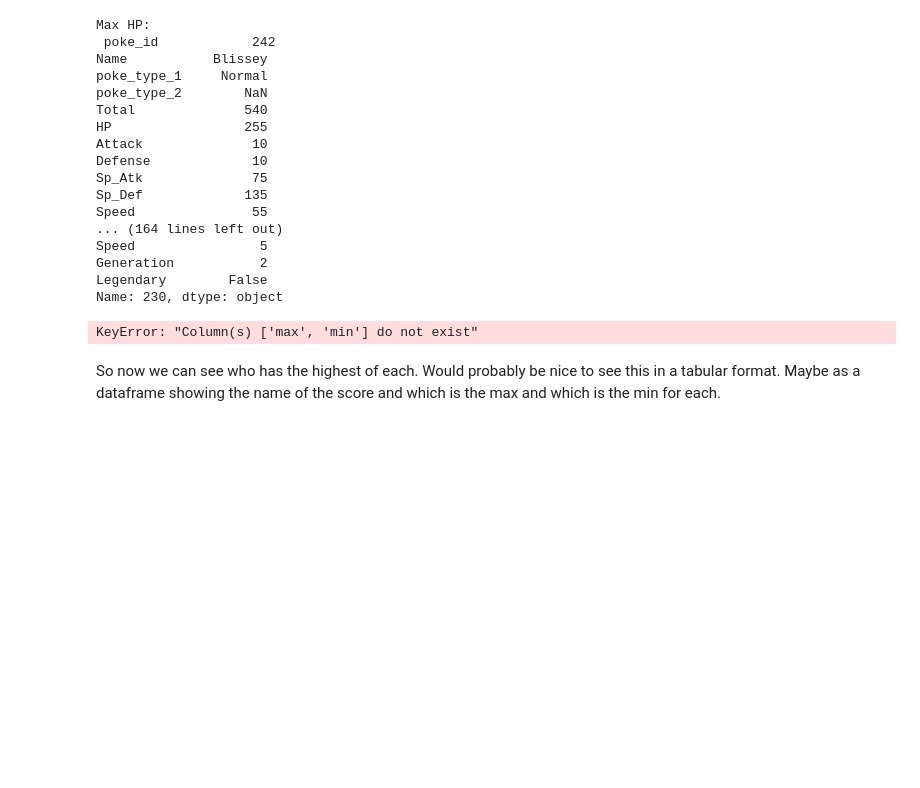
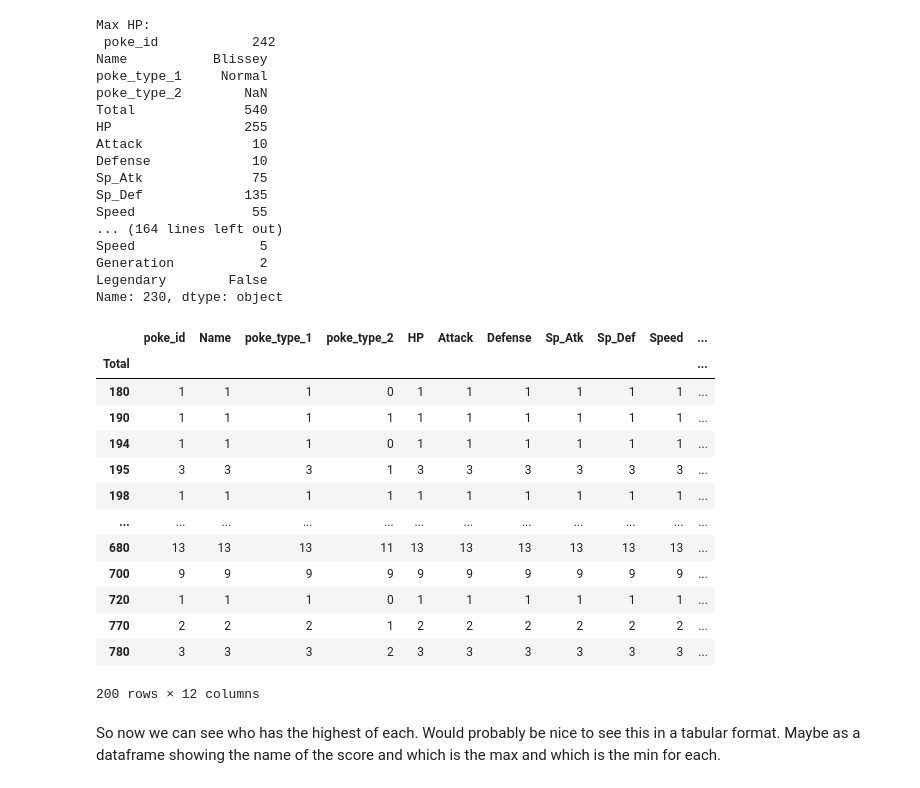
Before and after one commit to ShaniceWilliams/poke-project, a Jupyter notebook: poke_project.ipynb, the cells around one changed output. Drawn from its saved outputs; the diff is of its cells as text; code cells hidden in the pictures; blank space fills up the shorter version.

```diff
--- a/poke_project.ipynb
+++ b/poke_project.ipynb
@@ -254,8 +256,22 @@ Legendary        False
 Name: 230, dtype: object
 # %%
 # Can we return the name of each pokemon only that is the min and max for each column?
+df.groupby('Total').count()
 # %% [output]
+|  | poke_id | Name | poke_type_1 | poke_type_2 | HP | Attack | Defense | Sp_Atk | Sp_Def | Speed | ... |
+| Total |  |  |  |  |  |  |  |  |  |  | ... |
+| 180 | 1 | 1 | 1 | 0 | 1 | 1 | 1 | 1 | 1 | 1 | ... |
+| 190 | 1 | 1 | 1 | 1 | 1 | 1 | 1 | 1 | 1 | 1 | ... |
+| 194 | 1 | 1 | 1 | 0 | 1 | 1 | 1 | 1 | 1 | 1 | ... |
+| 195 | 3 | 3 | 3 | 1 | 3 | 3 | 3 | 3 | 3 | 3 | ... |
+| 198 | 1 | 1 | 1 | 1 | 1 | 1 | 1 | 1 | 1 | 1 | ... |
+| ... | ... | ... | ... | ... | ... | ... | ... | ... | ... | ... | ... |
+| 680 | 13 | 13 | 13 | 11 | 13 | 13 | 13 | 13 | 13 | 13 | ... |
+| 700 | 9 | 9 | 9 | 9 | 9 | 9 | 9 | 9 | 9 | 9 | ... |
+| 720 | 1 | 1 | 1 | 0 | 1 | 1 | 1 | 1 | 1 | 1 | ... |
+| 770 | 2 | 2 | 2 | 1 | 2 | 2 | 2 | 2 | 2 | 2 | ... |
+| 780 | 3 | 3 | 3 | 2 | 3 | 3 | 3 | 3 | 3 | 3 | ... |
-KeyError: "Column(s) ['max', 'min'] do not exist"
+200 rows × 12 columns
 # %% [markdown]
 So now we can see who has the highest of each. Would probably be nice to see this in a tabular format. Maybe as a dataframe showing the name of the score and which is the max and which is the min for each.
 # %% [markdown]
```
Also changed, not shown: parts of 12 cells of this notebook.
